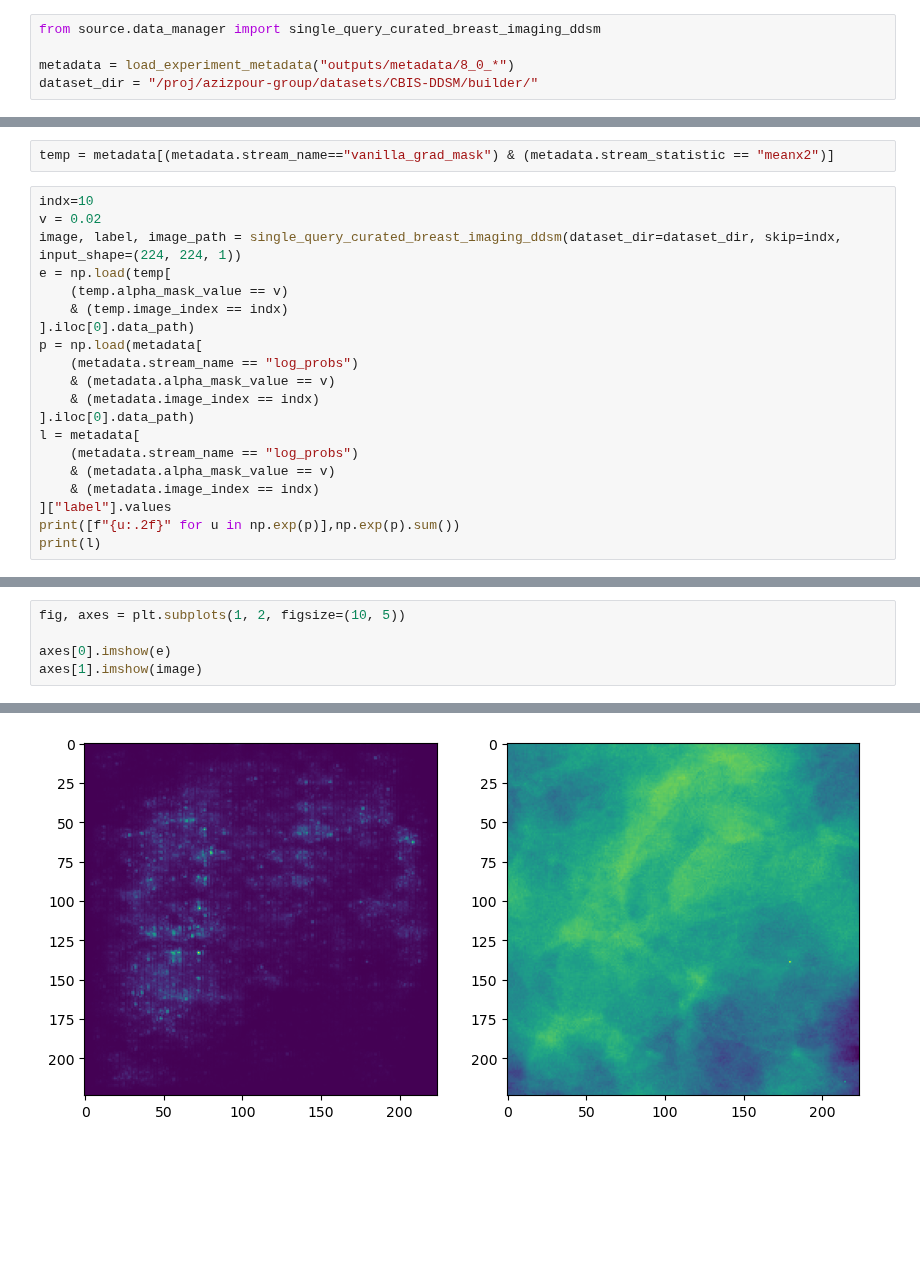
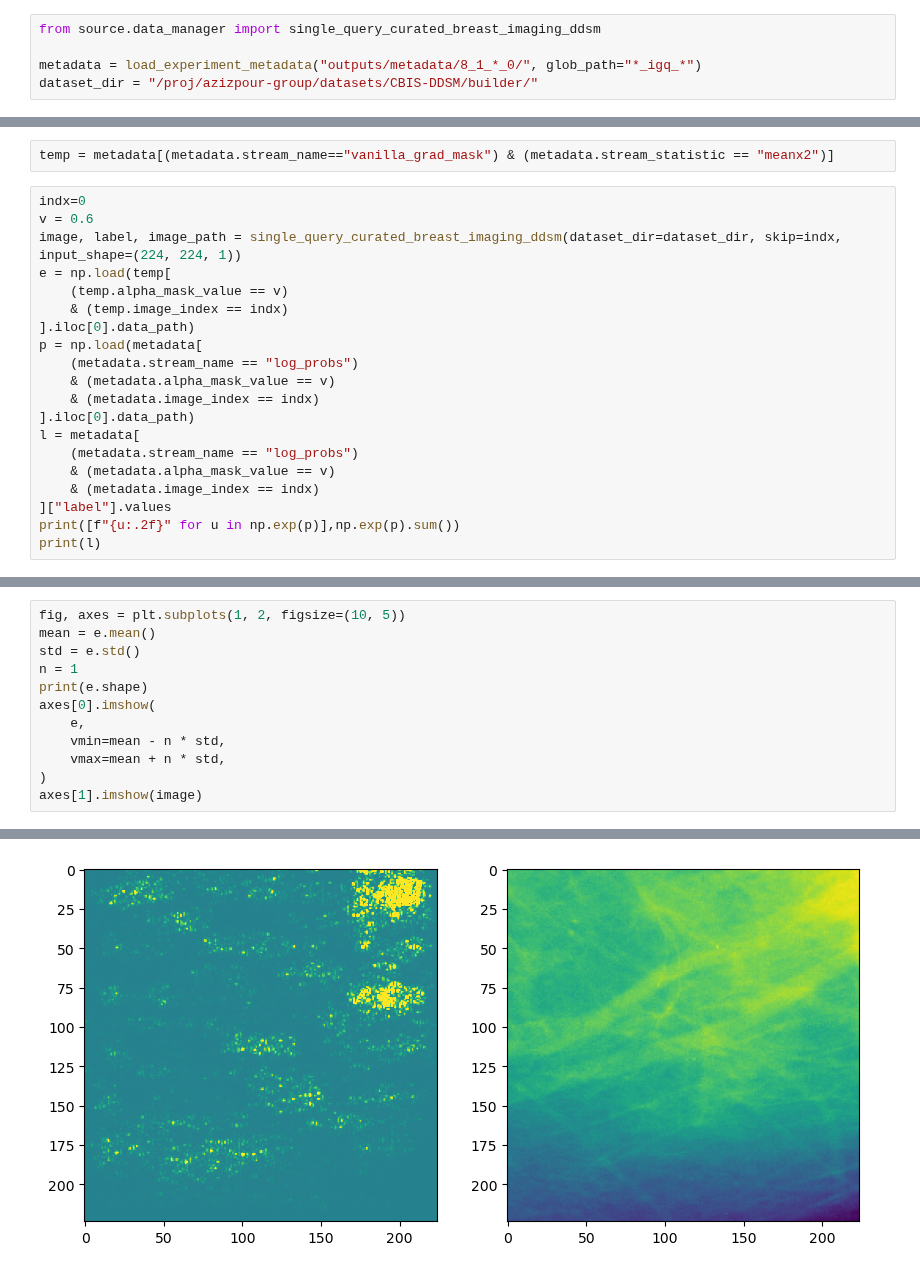
Before and after one commit to Amir-Mehrpanah/On-Spectral-Properties-of-Gradient-based-Explanation-Methods-ECCV24, a Jupyter notebook: experiments/experiment_8.ipynb, the cells around one changed output, grey strips where cells are left out. Cells and saved outputs as stored; diff of their text form; blank space fills up the shorter version.

```diff
--- a/experiments/experiment_8.ipynb
+++ b/experiments/experiment_8.ipynb
@@ -457,5 +457,5 @@ dtype: object
 # %%
 from source.data_manager import single_query_curated_breast_imaging_ddsm
 
-metadata = load_experiment_metadata("outputs/metadata/8_0_*")
+metadata = load_experiment_metadata("outputs/metadata/8_1_*_0/", glob_path="*_igq_*")
 dataset_dir = "/proj/azizpour-group/datasets/CBIS-DDSM/builder/"
@@ -478,8 +474,8 @@ plt.savefig("outputs/figures/8_entropy_1.pdf", bbox_inches="tight")
 # %%
 temp = metadata[(metadata.stream_name=="vanilla_grad_mask") & (metadata.stream_statistic == "meanx2")]
 # %%
-indx=10
-v = 0.02
+indx=0
+v = 0.6
 image, label, image_path = single_query_curated_breast_imaging_ddsm(dataset_dir=dataset_dir, skip=indx, input_shape=(224, 224, 1))
 e = np.load(temp[
     (temp.alpha_mask_value == v)
@@ -502,7 +498,14 @@ print(l)
 [0]
 # %%
 fig, axes = plt.subplots(1, 2, figsize=(10, 5))
-
-axes[0].imshow(e)
+mean = e.mean()
+std = e.std()
+n = 1
+print(e.shape)
+axes[0].imshow(
+    e,
+    vmin=mean - n * std,
+    vmax=mean + n * std,
+)
 axes[1].imshow(image)
 # %% [output]
@@ -510 +514 @@ axes[1].imshow(image)
-[figure, old version]
+[figure, new version]
```
Also changed, not shown: parts of 29 cells of this notebook, 11 other files.
